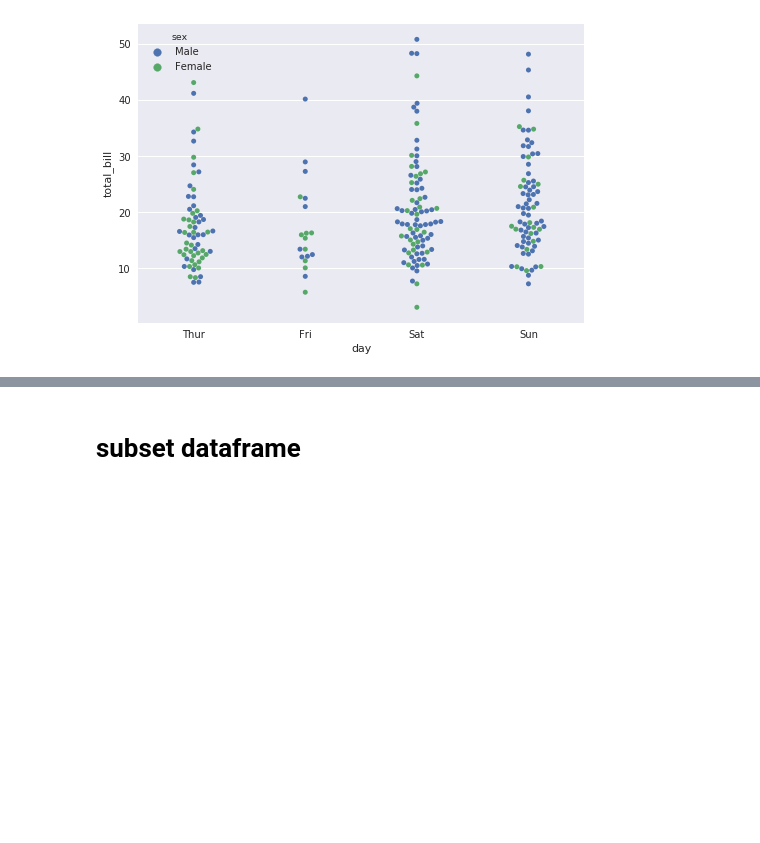
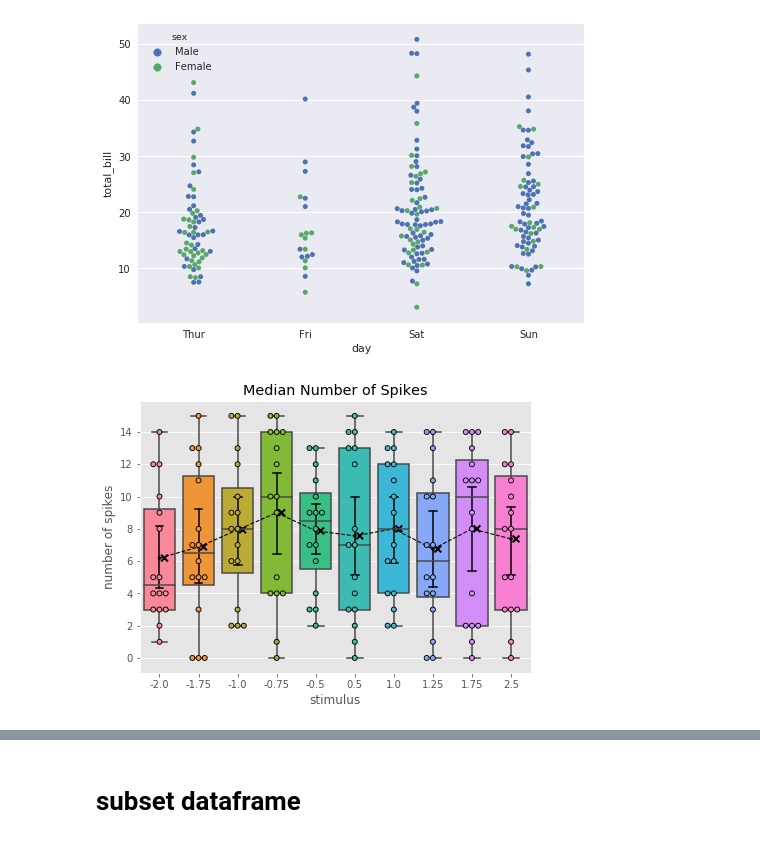
Before and after one commit to stuartzong/notebook, a Jupyter notebook: new_pandas_study.ipynb, the cells around one changed output, grey strips where cells are left out. Cells and saved outputs as stored; diff of their text form; code cells hidden in the pictures; blank space fills up the shorter version.

```diff
--- a/new_pandas_study.ipynb
+++ b/new_pandas_study.ipynb
@@ -839,3 +839,32 @@ sns.swarmplot(x="day", y="total_bill", data=tips);
 sns.swarmplot(x="day", y="total_bill", hue="sex", data=tips);
 # %% [output]
 [figure]
+# %%
+
+
+
+trial_vec    = np.tile(np.arange(16)+1, 10)
+stimulus_vec = np.repeat([-2., -1.75, -1., -0.75, -0.5,  0.5,  1.,  1.25,  1.75,  2.5 ], 16)
+data_vec     = np.random.randint(0, 16, size=160)
+spi_num      = pd.DataFrame({'trial': trial_vec,
+                             'stimulus': stimulus_vec, 'data': data_vec})
+
+fig, ax = plt.subplots()
+
+sns.pointplot(x="stimulus", y="data", data=spi_num, linestyles='', scale=1,
+              color='k', errwidth=1.5, capsize=0.2, markers='x', ax=ax)
+#produce transform with 5 points offset in x direction
+offset = transforms.ScaledTranslation(5/72., 0, ax.figure.dpi_scale_trans)
+trans = ax.collections[0].get_transform()
+ax.collections[0].set_transform(trans + offset)
+
+sns.swarmplot(x="stimulus", y="data", data=spi_num, edgecolor="black", linewidth=.9, ax=ax)
+sns.boxplot(x="stimulus", y="data", data=spi_num, saturation=1, ax=ax)
+sns.pointplot(x="stimulus", y="data", data=spi_num, linestyles='--', scale=0.4,
+              color='k', errwidth=0, capsize=0, ax=ax)
+plt.ylabel("number of spikes")
+plt.title("Median Number of Spikes");
+
+plt.show()
+# %% [output]
+[figure, added]
```
Also changed, not shown: parts of 9 cells of this notebook, 9 other files.
